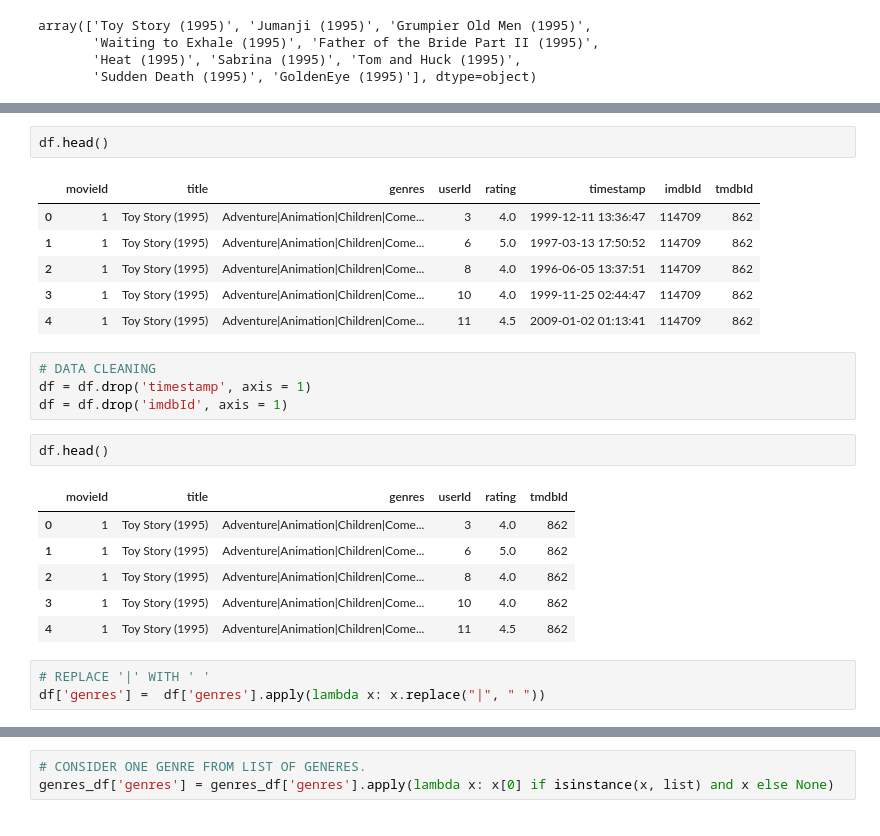
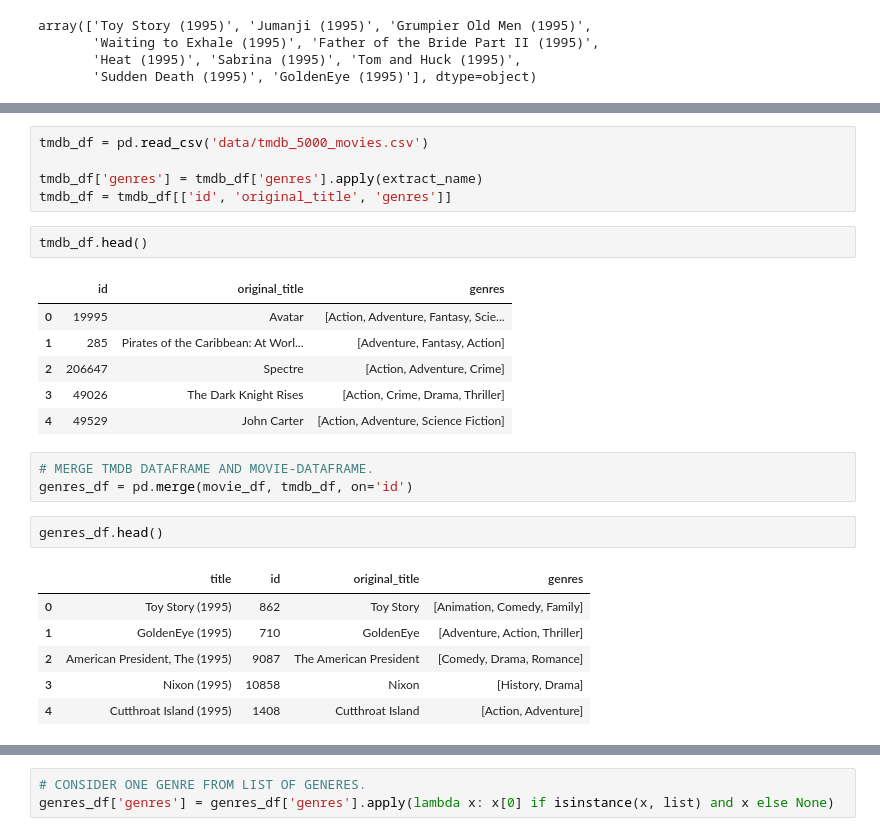
Before and after one commit to soo-hail/Content-Recommendation-Engine, a Jupyter notebook: src/components/data_ingestion_transformation.ipynb, the cells around one changed output, grey strips where cells are left out. Saved outputs shown, nothing was run; the diff lists cells and outputs as text.

```diff
--- a/src/components/data_ingestion_transformation.ipynb
+++ b/src/components/data_ingestion_transformation.ipynb
@@ -111,25 +93,26 @@ df['tmdbId'] = df['tmdbId'].astype(int)
+# %%
+tmdb_df = pd.read_csv('data/tmdb_5000_movies.csv')
+
+tmdb_df['genres'] = tmdb_df['genres'].apply(extract_name)
+tmdb_df = tmdb_df[['id', 'original_title', 'genres']]
 # %%
-df.head()
+tmdb_df.head()
 # %% [output]
-|  | movieId | title | genres | userId | rating | timestamp | imdbId | tmdbId |
-| 0 | 1 | Toy Story (1995) | Adventure|Animation|Children|Come... | 3 | 4.0 | 1999-12-11 13:36:47 | 114709 | 862 |
-| 1 | 1 | Toy Story (1995) | Adventure|Animation|Children|Come... | 6 | 5.0 | 1997-03-13 17:50:52 | 114709 | 862 |
-| 2 | 1 | Toy Story (1995) | Adventure|Animation|Children|Come... | 8 | 4.0 | 1996-06-05 13:37:51 | 114709 | 862 |
-| 3 | 1 | Toy Story (1995) | Adventure|Animation|Children|Come... | 10 | 4.0 | 1999-11-25 02:44:47 | 114709 | 862 |
-| 4 | 1 | Toy Story (1995) | Adventure|Animation|Children|Come... | 11 | 4.5 | 2009-01-02 01:13:41 | 114709 | 862 |
+|  | id | original_title | genres |
+| 0 | 19995 | Avatar | [Action, Adventure, Fantasy, Scie... |
+| 1 | 285 | Pirates of the Caribbean: At Worl... | [Adventure, Fantasy, Action] |
+| 2 | 206647 | Spectre | [Action, Adventure, Crime] |
+| 3 | 49026 | The Dark Knight Rises | [Action, Crime, Drama, Thriller] |
+| 4 | 49529 | John Carter | [Action, Adventure, Science Fiction] |
-# %%
-# DATA CLEANING
-df = df.drop('timestamp', axis = 1)
-df = df.drop('imdbId', axis = 1)
+# %%
+# MERGE TMDB DATAFRAME AND MOVIE-DATAFRAME.
+genres_df = pd.merge(movie_df, tmdb_df, on='id')
 # %%
-df.head()
+genres_df.head()
 # %% [output]
-|  | movieId | title | genres | userId | rating | tmdbId |
-| 0 | 1 | Toy Story (1995) | Adventure|Animation|Children|Come... | 3 | 4.0 | 862 |
-| 1 | 1 | Toy Story (1995) | Adventure|Animation|Children|Come... | 6 | 5.0 | 862 |
-| 2 | 1 | Toy Story (1995) | Adventure|Animation|Children|Come... | 8 | 4.0 | 862 |
-| 3 | 1 | Toy Story (1995) | Adventure|Animation|Children|Come... | 10 | 4.0 | 862 |
-| 4 | 1 | Toy Story (1995) | Adventure|Animation|Children|Come... | 11 | 4.5 | 862 |
+|  | title | id | original_title | genres |
+| 0 | Toy Story (1995) | 862 | Toy Story | [Animation, Comedy, Family] |
+| 1 | GoldenEye (1995) | 710 | GoldenEye | [Adventure, Action, Thriller] |
+| 2 | American President, The (1995) | 9087 | The American President | [Comedy, Drama, Romance] |
+| 3 | Nixon (1995) | 10858 | Nixon | [History, Drama] |
+| 4 | Cutthroat Island (1995) | 1408 | Cutthroat Island | [Action, Adventure] |
-# %%
-# REPLACE '|' WITH ' '
-df['genres'] =  df['genres'].apply(lambda x: x.replace("|", " "))
```
Also changed, not shown: parts of 63 cells of this notebook.
